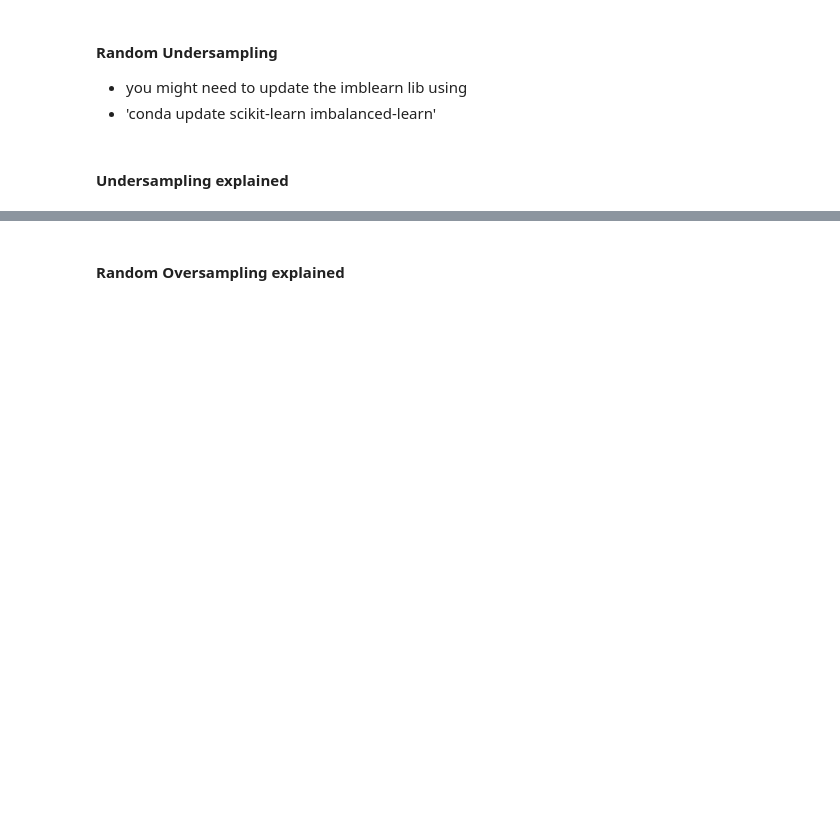
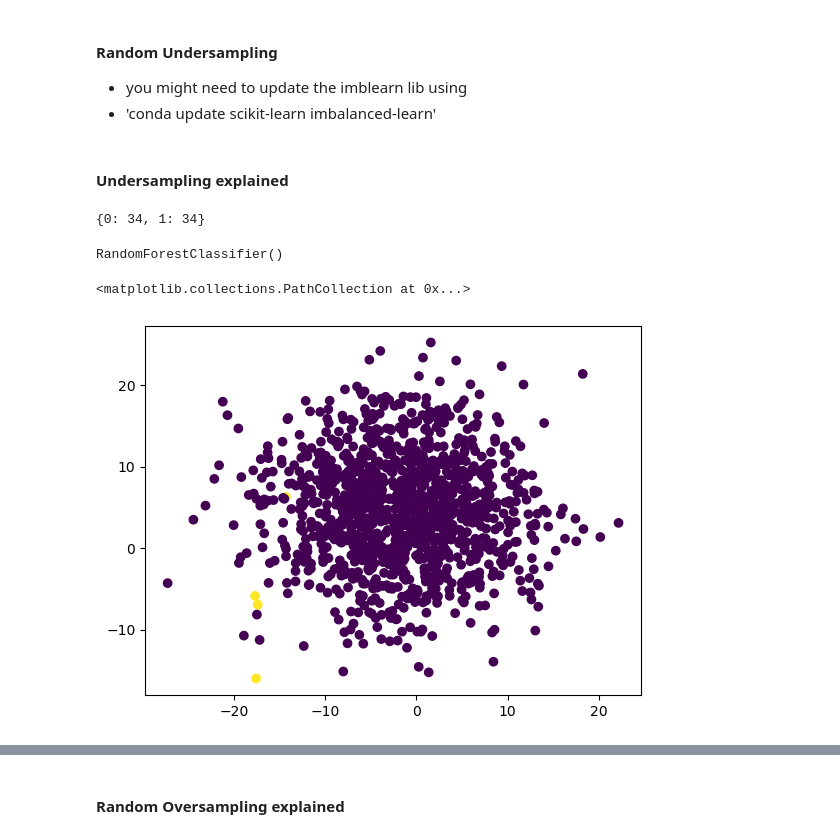
Before and after one commit to softmaxhuanchen/AI-ML, a Jupyter notebook: sup-learning-part3-live/sup-learning-part3-live.ipynb, the cells around one changed output, grey strips where cells are left out. Cells and saved outputs as stored; diff of their text form; code cells hidden in the pictures; blank space fills up the shorter version.

```diff
--- a/sup-learning-part3-live/sup-learning-part3-live.ipynb
+++ b/sup-learning-part3-live/sup-learning-part3-live.ipynb
@@ -135,0 +154,22 @@ from sklearn.metrics import classification_report
+# %%
+# Count distinct values
+unique, counts = np.unique(y_resampled, return_counts = True)
+value_counts = dict(zip(unique, counts))
+print(value_counts)
+# %% [output]
+{0: 34, 1: 34}
+# %%
+model = RandomForestClassifier()
+model.fit(X_train, y_train)
+model_resampled = RandomForestClassifier()
+model_resampled.fit(X_resampled, y_resampled)
+# %% [output]
+RandomForestClassifier()
+# %%
+y_pred = model.predict(X_test)
+y_pred_resampled = model_resampled.predict(X_test)
+# %%
+plt.scatter(X_test[:, 0], X_test[:, 1], c=y_pred)
+# %% [output]
+<matplotlib.collections.PathCollection at 0x...>
+[figure, added]
```
Also changed, not shown: parts of 5 cells of this notebook.
